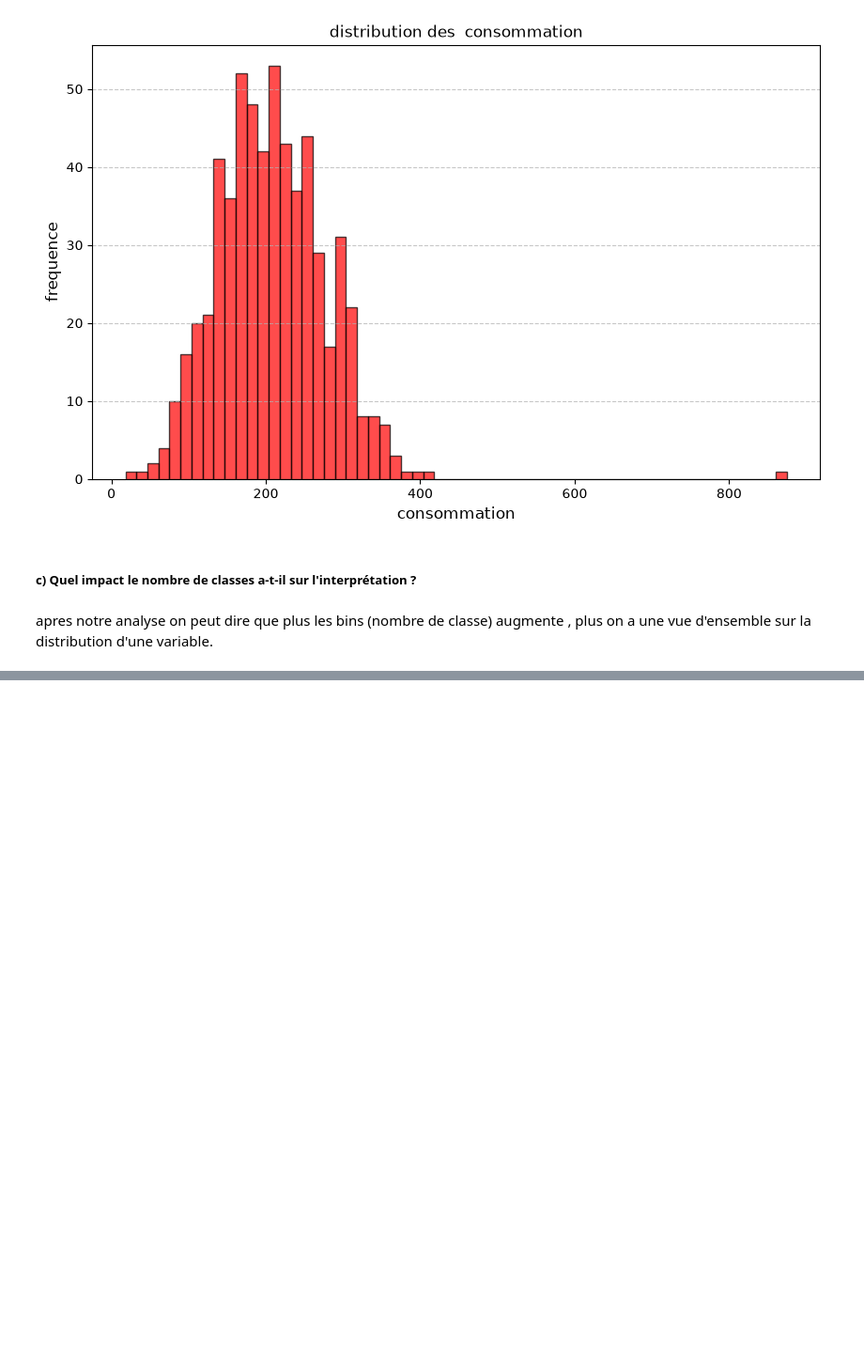
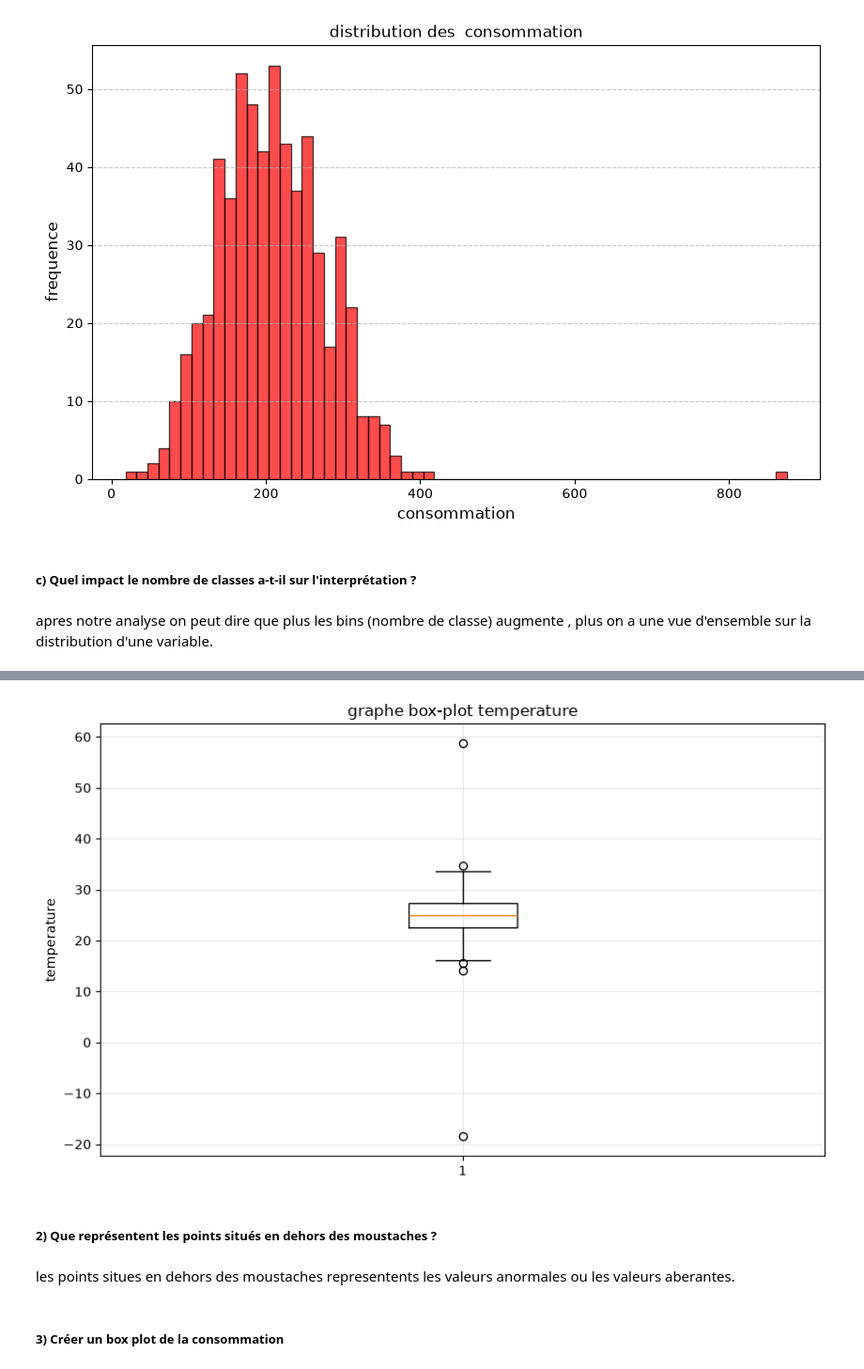
Before and after one commit to NdiayeAmanatou/atelier_matplotlib, a Jupyter notebook: atelier_matplotlib_iot/notebooks/atelier_matplotlib_iot.ipynb, the cells around one changed output, grey strips where cells are left out. Shown at 94% size. Drawn from its saved outputs; the diff is of its cells as text; code cells hidden in the pictures; blank space fills up the shorter version.

```diff
--- a/atelier_matplotlib_iot/notebooks/atelier_matplotlib_iot.ipynb
+++ b/atelier_matplotlib_iot/notebooks/atelier_matplotlib_iot.ipynb
@@ -179,0 +203,17 @@ apres notre analyse on peut dire que plus les bins (nombre de classe) augmente ,
+# %%
+temp_sans_manquantes = df['temperature'].dropna()
+# %%
+plt.figure ( figsize =(10 , 6) )
+plt.title ("graphe box-plot temperature")
+plt.boxplot (temp_sans_manquantes)
+plt.ylabel ('temperature')
+plt.grid ( True , alpha =0.3)
+plt.show ()
+# %% [output]
+[figure, added]
+# %% [markdown]
+##### 2) Que représentent les points situés en dehors des moustaches ?
+# %% [markdown]
+les points situes en dehors des moustaches representents les valeurs anormales ou les valeurs aberantes.
+# %% [markdown]
+##### 3) Créer un box plot de la consommation
```
Also changed, not shown: parts of 27 cells of this notebook.
